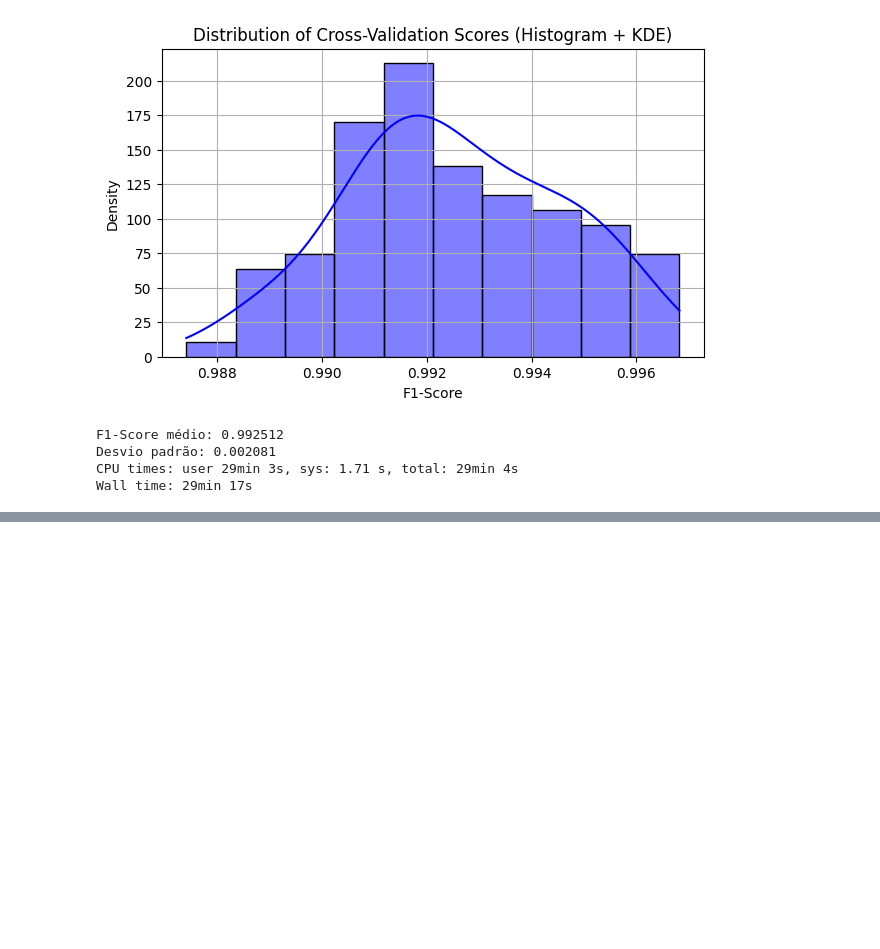
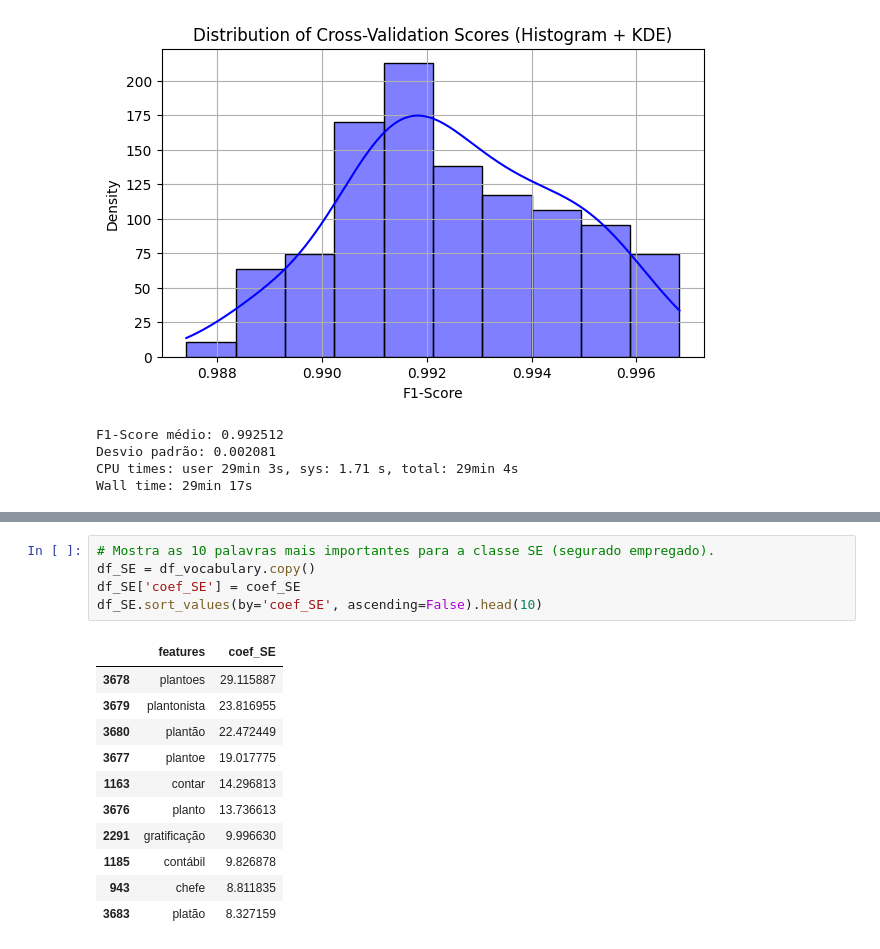
Before and after one commit to dcladeira/Bootcamp-Enap-ML---Classificador-de-Lan-amentos-Cont-beis, a Jupyter notebook: classificacao de lancamento vf 03 regressao logistica.ipynb, the cells around one changed output, grey strips where cells are left out. Drawn from its saved outputs; the diff is of its cells as text; blank space fills up the shorter version.

```diff
--- a/classificacao de lancamento vf 03 regressao logistica.ipynb
+++ b/classificacao de lancamento vf 03 regressao logistica.ipynb
@@ -448,0 +502,17 @@ Wall time: 29min 17s
+# %%
+# Mostra as 10 palavras mais importantes para a classe SE (segurado empregado).
+df_SE = df_vocabulary.copy()
+df_SE['coef_SE'] = coef_SE
+df_SE.sort_values(by='coef_SE', ascending=False).head(10)
+# %% [output]
+|  | features | coef_SE |
+| 3678 | plantoes | 29.115887 |
+| 3679 | plantonista | 23.816955 |
+| 3680 | plantão | 22.472449 |
+| 3677 | plantoe | 19.017775 |
+| 1163 | contar | 14.296813 |
+| 3676 | planto | 13.736613 |
+| 2291 | gratificação | 9.996630 |
+| 1185 | contábil | 9.826878 |
+| 943 | chefe | 8.811835 |
+| 3683 | platão | 8.327159 |
```
Also changed, not shown: parts of 20 cells of this notebook, 2 other files.
